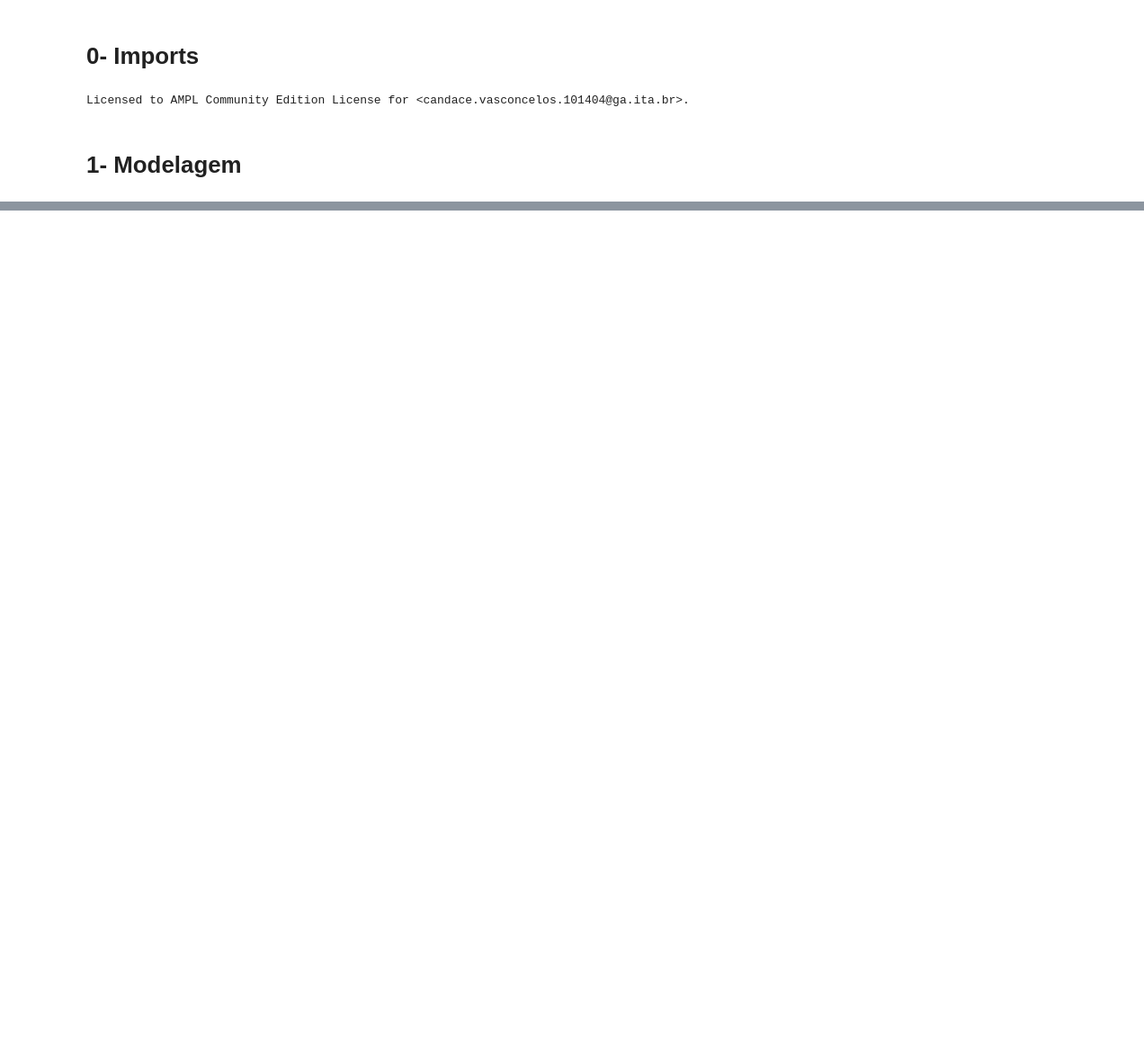
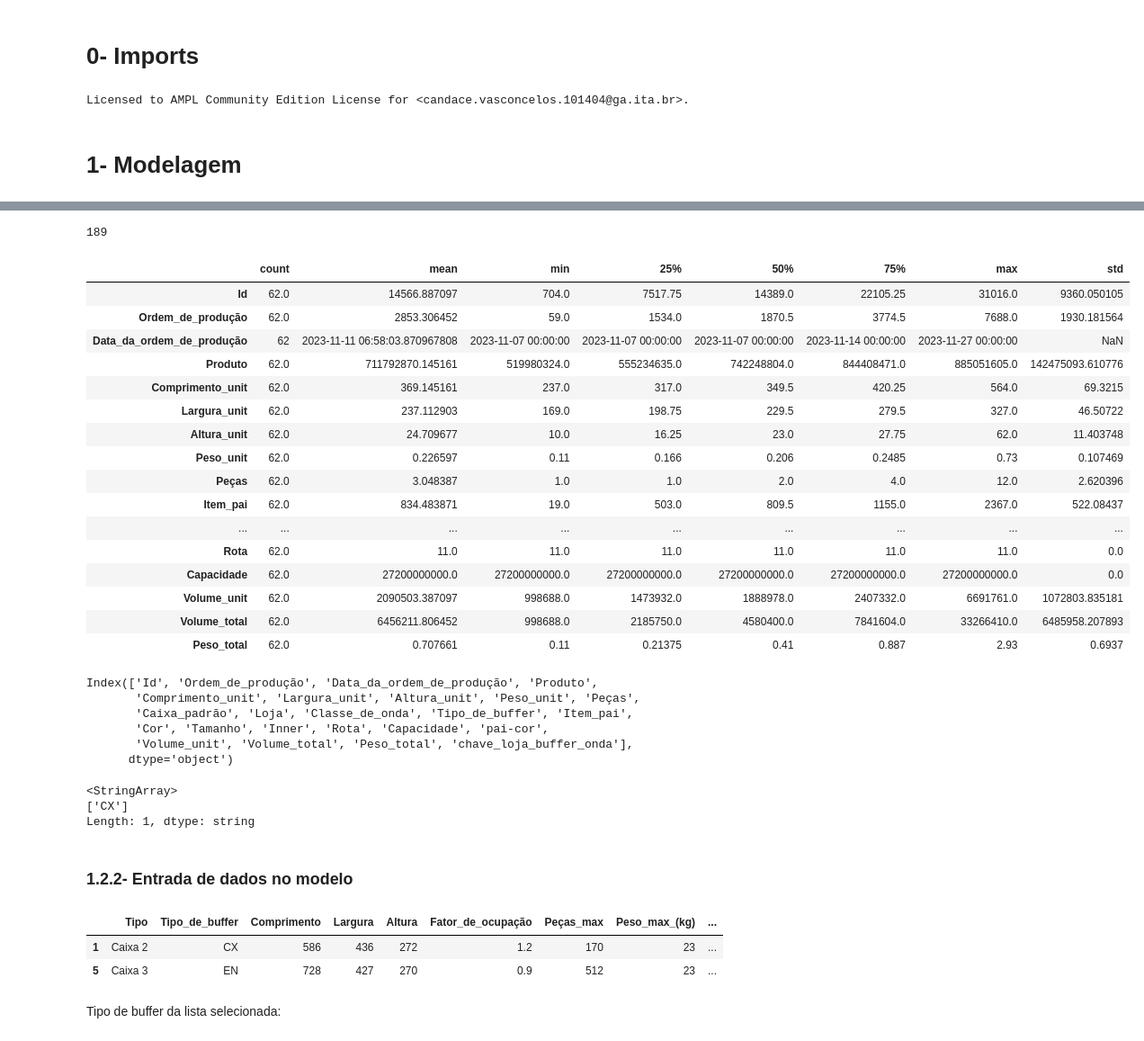
Before and after one commit to CandaPin/Resolucao_Problemas, a Jupyter notebook: 02-Notebook/02-cqavp-AMPL-Bin_packing.ipynb, the cells around one changed output, grey strips where cells are left out. Shown at 90% size. Cells and saved outputs as stored; diff of their text form; code cells hidden in the pictures; blank space fills up the shorter version.

Commit message:
# modelo v1 - regras de negócio

```diff
--- a/02-Notebook/02-cqavp-AMPL-Bin_packing.ipynb
+++ b/02-Notebook/02-cqavp-AMPL-Bin_packing.ipynb
@@ -92,0 +99,2 @@ x [*] :=
+# %%
+df_process[['Loja','Tipo_de_buffer','Classe_de_onda']] = df_process[['Loja','Tipo_de_buffer', 'Classe_de_onda']].astype('string')
@@ -138,0 +611,5 @@ s.t. R2_quantidade_demanda {j in J}:
+# %%
+df_process[['Loja','Tipo_de_buffer','Classe_de_onda']] = df_process[['Loja','Tipo_de_buffer','Classe_de_onda']].astype('string')
+# %%
+df_process['chave_loja_buffer_onda'] = df_process['Loja'] + '-' + df_process['Tipo_de_buffer'] + '-' + df_process['Classe_de_onda']
+df_process['chave_loja_buffer_onda']
@@ -138,0 +649,3 @@ s.t. R2_quantidade_demanda {j in J}:
+# %%
+df_process_situacao2 = df_process.query('chave_loja_buffer_onda == "2-CX-3"')
+df_process_situacao2
@@ -138,0 +666,49 @@ s.t. R2_quantidade_demanda {j in J}:
+# %%
+df_process_situacao2['Peças'].sum()
+# %% [output]
+189
+# %%
+df_process_situacao2.describe().T
+# %% [output]
+|  | count | mean | min | 25% | 50% | 75% | max | std |
+| Id | 62.0 | 14566.887097 | 704.0 | 7517.75 | 14389.0 | 22105.25 | 31016.0 | 9360.050105 |
+| Ordem_de_produção | 62.0 | 2853.306452 | 59.0 | 1534.0 | 1870.5 | 3774.5 | 7688.0 | 1930.181564 |
+| Data_da_ordem_de_produção | 62 | 2023-11-11 06:58:03.870967808 | 2023-11-07 00:00:00 | 2023-11-07 00:00:00 | 2023-11-07 00:00:00 | 2023-11-14 00:00:00 | 2023-11-27 00:00:00 | NaN |
+| Produto | 62.0 | 711792870.145161 | 519980324.0 | 555234635.0 | 742248804.0 | 844408471.0 | 885051605.0 | 142475093.610776 |
+| Comprimento_unit | 62.0 | 369.145161 | 237.0 | 317.0 | 349.5 | 420.25 | 564.0 | 69.3215 |
+| Largura_unit | 62.0 | 237.112903 | 169.0 | 198.75 | 229.5 | 279.5 | 327.0 | 46.50722 |
+| Altura_unit | 62.0 | 24.709677 | 10.0 | 16.25 | 23.0 | 27.75 | 62.0 | 11.403748 |
+| Peso_unit | 62.0 | 0.226597 | 0.11 | 0.166 | 0.206 | 0.2485 | 0.73 | 0.107469 |
+| Peças | 62.0 | 3.048387 | 1.0 | 1.0 | 2.0 | 4.0 | 12.0 | 2.620396 |
+| Item_pai | 62.0 | 834.483871 | 19.0 | 503.0 | 809.5 | 1155.0 | 2367.0 | 522.08437 |
+| ... | ... | ... | ... | ... | ... | ... | ... | ... |
+| Rota | 62.0 | 11.0 | 11.0 | 11.0 | 11.0 | 11.0 | 11.0 | 0.0 |
+| Capacidade | 62.0 | 27200000000.0 | 27200000000.0 | 27200000000.0 | 27200000000.0 | 27200000000.0 | 27200000000.0 | 0.0 |
+| Volume_unit | 62.0 | 2090503.387097 | 998688.0 | 1473932.0 | 1888978.0 | 2407332.0 | 6691761.0 | 1072803.835181 |
+| Volume_total | 62.0 | 6456211.806452 | 998688.0 | 2185750.0 | 4580400.0 | 7841604.0 | 33266410.0 | 6485958.207893 |
+| Peso_total | 62.0 | 0.707661 | 0.11 | 0.21375 | 0.41 | 0.887 | 2.93 | 0.6937 |
+# %%
+df_process_situacao2.columns
+# %% [output]
+Index(['Id', 'Ordem_de_produção', 'Data_da_ordem_de_produção', 'Produto',
+       'Comprimento_unit', 'Largura_unit', 'Altura_unit', 'Peso_unit', 'Peças',
+       'Caixa_padrão', 'Loja', 'Classe_de_onda', 'Tipo_de_buffer', 'Item_pai',
+       'Cor', 'Tamanho', 'Inner', 'Rota', 'Capacidade', 'pai-cor',
+       'Volume_unit', 'Volume_total', 'Peso_total', 'chave_loja_buffer_onda'],
+      dtype='object')
+# %%
+df_process_situacao2['Tipo_de_buffer'].unique()
+# %% [output]
+<StringArray>
+['CX']
+Length: 1, dtype: string
+# %% [markdown]
+### 1.2.2- Entrada de dados no modelo
+# %%
+df_caixas_padrao
+# %% [output]
+|  | Tipo | Tipo_de_buffer | Comprimento | Largura | Altura | Fator_de_ocupação | Peças_max | Peso_max_(kg) | ... |
+| 1 | Caixa 2 | CX | 586 | 436 | 272 | 1.2 | 170 | 23 | ... |
+| 5 | Caixa 3 | EN | 728 | 427 | 270 | 0.9 | 512 | 23 | ... |
+# %% [markdown]
+Tipo de buffer da lista selecionada:
```
Also changed, not shown: parts of 96 cells of this notebook, 3 other files.
